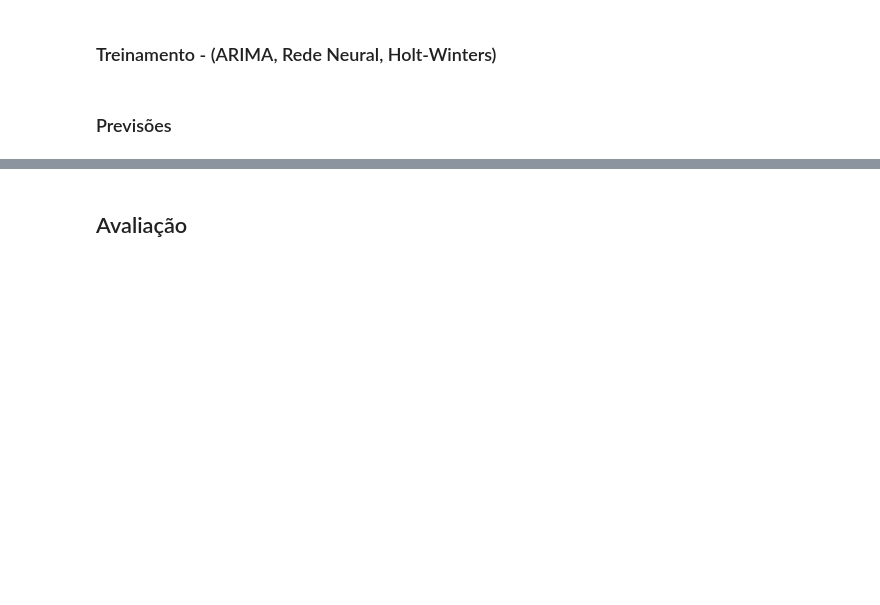
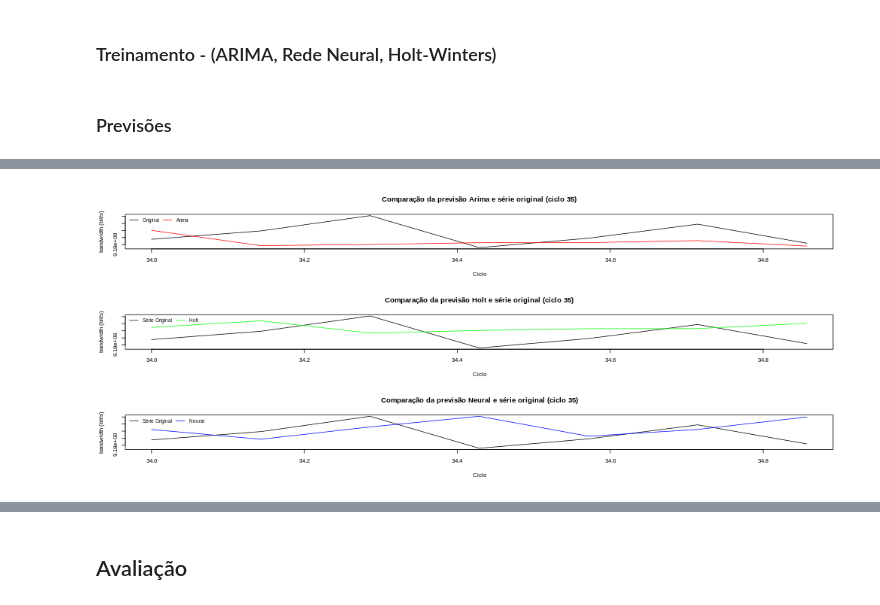
Before and after one commit to LarcesUece/UECE-RNP-PMon2022, a Jupyter notebook: Teste-inicial-TP12210822.ipynb, the cells around one changed output, grey strips where cells are left out. Cells and saved outputs as stored; diff of their text form; code cells hidden in the pictures; blank space fills up the shorter version.

```diff
--- a/Teste-inicial-TP12210822.ipynb
+++ b/Teste-inicial-TP12210822.ipynb
@@ -344,18 +390,20 @@ prevHolt35 = forecast(mytsHoltETS35, h=7)
 # %%
-%%R -h 700 -w 1400
+%%R -h 400 -w 1000 # ciclo 35
 
-par(mfrow = c(4, 1))
-plot(mytsTest7, main="Comparação da previsão Arima e série original", xlab="Ciclo", ylab="bandwidth (bit/s)")
+par(mfrow = c(3, 1))
+plot(mytsTest7, main="Comparação da previsão Arima e série original (ciclo 35)", xlab="Ciclo", ylab="bandwidth (bit/s)")
 lines(prevArima35$mean, col="red")
 legend("topleft", legend = c("Original", "Arima"), col = c("black", "red"), lty=1:1, cex=0.8, bty = "n", horiz=T)
 
-plot(mytsTest7, main="Comparação da previsão Holt e série original do 4º ciclo", xlab="Ciclo", ylab="bandwidth (bit/s)")
+plot(mytsTest7, main="Comparação da previsão Holt e série original (ciclo 35)", xlab="Ciclo", ylab="bandwidth (bit/s)")
 lines(prevHolt35$mean, col="green")
 legend("topleft", legend = c("Série Original", "Holt"), col = c("black", "green"), lty=1:1, cex=0.8, bty = "n", horiz=T)
 
-plot(mytsTest7, main="Comparação da previsão Neural e série original do 4º ciclo", xlab="Ciclo", ylab="bandwidth (bit/s)")
+plot(mytsTest7, main="Comparação da previsão Neural e série original (ciclo 35)", xlab="Ciclo", ylab="bandwidth (bit/s)")
 lines(prevNeural35$mean, col="blue")
 legend("topleft", legend = c("Série Original", "Neural"), col = c("black", "blue"), lty=1:1, cex=0.8, bty = "n", horiz=T)
 
 #dev.off()
+# %% [output]
+[figure, added]
 # %%
```
Also changed, not shown: parts of 13 cells of this notebook.
